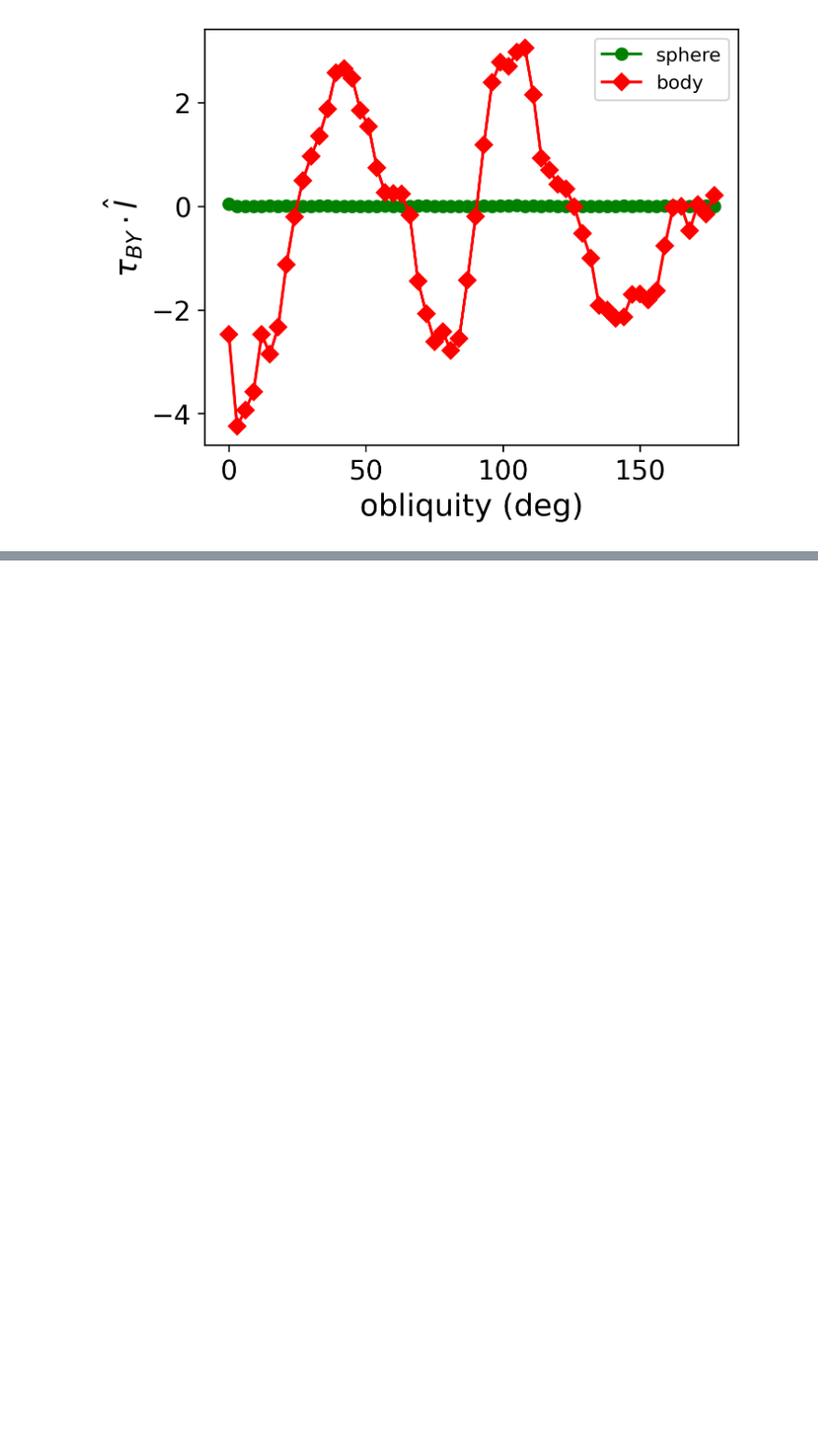
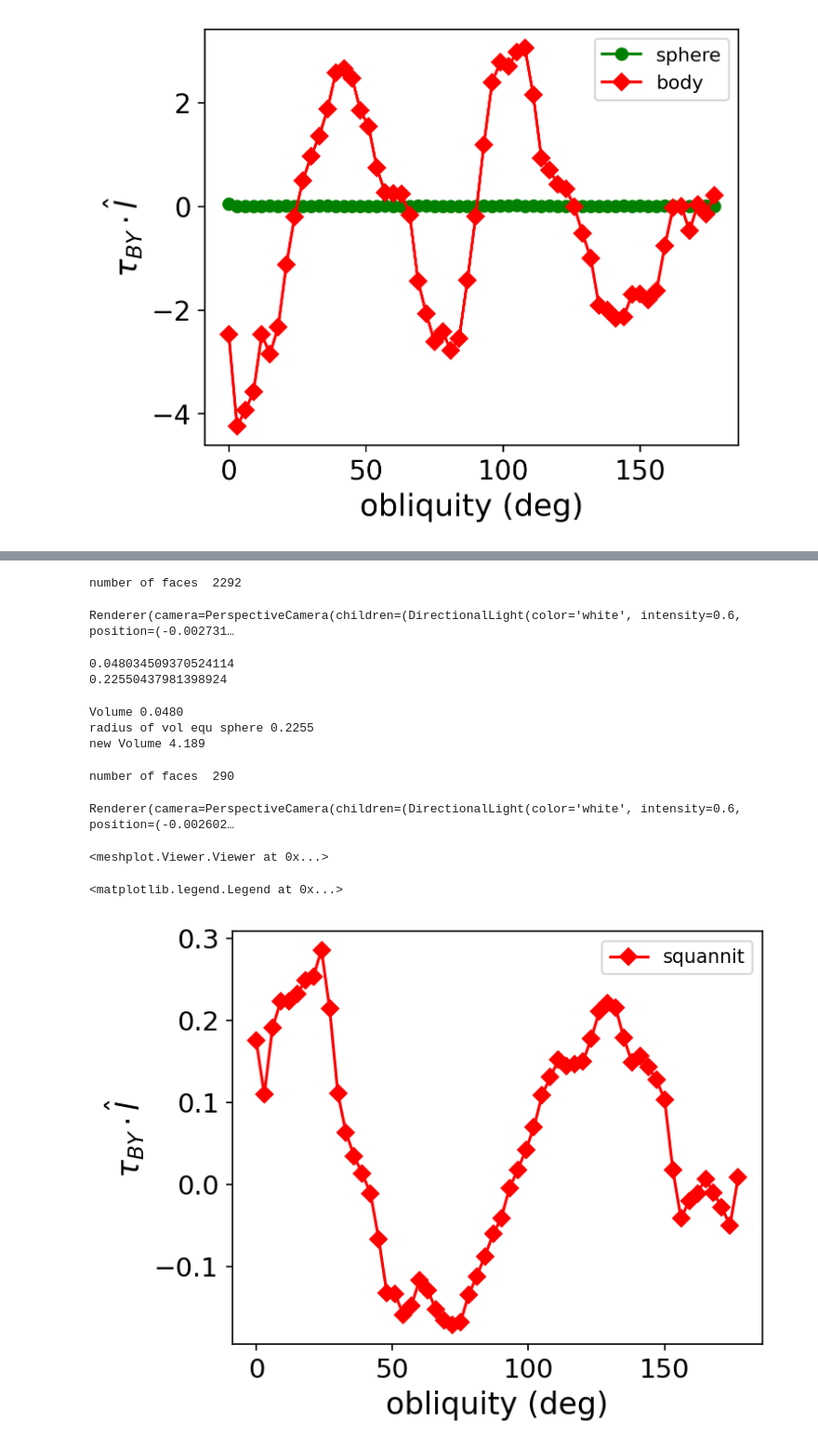
Before and after one commit to aquillen/asteroid_binary, a Jupyter notebook: myexamples/pylab/BYORP3.ipynb, the cells around one changed output, grey strips where cells are left out. Shown: that part at 93% size. Drawn from its saved outputs; the diff is of its cells as text; code cells hidden in the pictures; blank space fills up the shorter version.

```diff
--- a/myexamples/pylab/BYORP3.ipynb
+++ b/myexamples/pylab/BYORP3.ipynb
@@ -669 +782,61 @@ by Steinberg+10
+# %%
+#https://www.naic.edu/~smarshal/1999kw4.html
+#Squannit is secondary of Moshup which was 1999KW4
+
+squannit = pymesh.load_mesh("kw4b.obj")
+nf_mesh(squannit)
+# we need to normalize it so that its volume is 4/3 pi
+# to compute the volume of a tetrahdon that is made from a face + a vertex at the origin
+# we need to compute the determanent of a 3x3 matrix that consists of the 3 vertices in the face.
+# we then sum over all faces in the mesh to get the total volume
+# alternatively we use the generalized voxel thing in pymesh which is 4 vertices.
+# to do this we add a vertex at the center and then we need to make the same number
+# of voxels as faces using the vertex at the origin.
+# and then we sum over the voxel_volume attributes of all the voxels.
+# %% [output]
+number of faces  2292
+# %%
+p=meshplot.plot(squannit.vertices, squannit.faces,return_plot=True)  # show it
+# %% [output]
+Renderer(camera=PerspectiveCamera(children=(DirectionalLight(color='white', intensity=0.6, position=(-0.002731…
+# %%
+vol = volume_mesh(squannit)
+print(vol)
+R_squannit = pow(vol*3/(4.0*np.pi),0.3333333)
+print(R_squannit)  # I don't know what units this is in. maybe km
+# the object is supposed to have Beta: 0.571 x 0. 463 x 0.349 km (6% uncertainty)
+# %% [output]
+0.048034509370524114
+0.22550437981398924
+# %%
+# rescale so it has vol equiv sphere radius of 1
+new_squannit = cor_volume(squannit)
+# %% [output]
+Volume 0.0480
+radius of vol equ sphere 0.2255
+new Volume 4.189
+# %%
+# reduce the number of faces to something reasonable
+short_squannit, info = pymesh.collapse_short_edges(squannit, 0.05)
+nf_mesh(short_squannit)
+meshplot.plot(short_squannit.vertices, short_squannit.faces)
+# %% [output]
+number of faces  290
+Renderer(camera=PerspectiveCamera(children=(DirectionalLight(color='white', intensity=0.6, position=(-0.002602…
+<meshplot.Viewer.Viewer at 0x...>
+# %%
+# compute BYORPs as a function of obliquity
+incl = 0; phi_prec=0
+o_arr,tau_l_arr = obliq_BY_fig2(short_squannit,incl,phi_prec)
+# %%
+fig,ax = plt.subplots(1,1,figsize=(5,4),dpi=150)
+#ax.plot(o_arr2,tau_l_arr2,'go-',label='sphere')
+ax.plot(o_arr,tau_l_arr,'rD-',label='squannit')
+ax.set_xlabel('obliquity (deg)',fontsize=16)
+ax.set_ylabel(r'${ \tau}_{BY} \cdot \hat{l}$',fontsize=16)
+ax.legend()
+#plt.savefig('tau_BY_obl.png')
+# %% [output]
+<matplotlib.legend.Legend at 0x...>
+[figure, added]
 # %%
```
Also changed, not shown: parts of 15 cells of this notebook, 5 other files.
